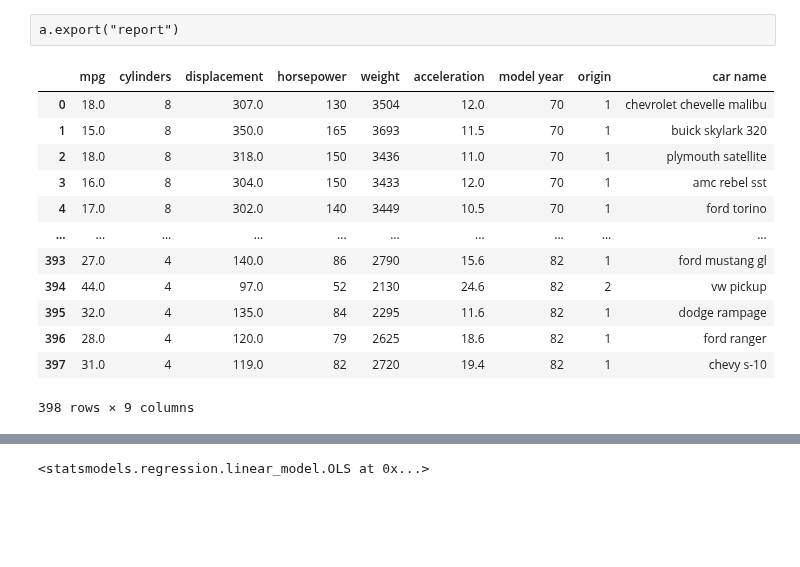
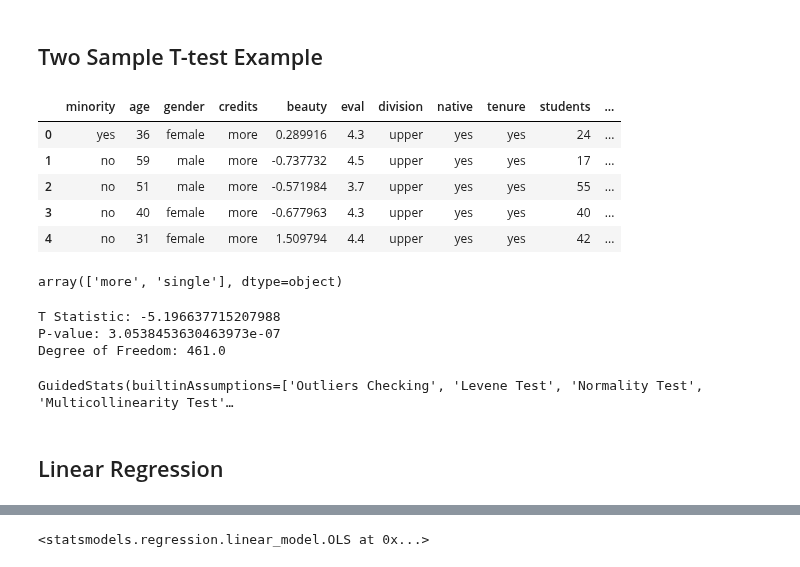
Before and after one commit to cmudig/GuidedStats, a Jupyter notebook: examples/test.ipynb, the cells around one changed output, grey strips where cells are left out. Cells and saved outputs as stored; diff of their text form; code cells hidden in the pictures; blank space fills up the shorter version.

```diff
--- a/examples/test.ipynb
+++ b/examples/test.ipynb
@@ -375,18 +1,2 @@ a.export("model")._results.__dict__
-# %% [raw]
-a.export("report")
-# %%
-a.export("dataset")
-# %% [output]
-|  | mpg | cylinders | displacement | horsepower | weight | acceleration | model year | origin | car name |
-| 0 | 18.0 | 8 | 307.0 | 130 | 3504 | 12.0 | 70 | 1 | chevrolet chevelle malibu |
-| 1 | 15.0 | 8 | 350.0 | 165 | 3693 | 11.5 | 70 | 1 | buick skylark 320 |
-| 2 | 18.0 | 8 | 318.0 | 150 | 3436 | 11.0 | 70 | 1 | plymouth satellite |
-| 3 | 16.0 | 8 | 304.0 | 150 | 3433 | 12.0 | 70 | 1 | amc rebel sst |
-| 4 | 17.0 | 8 | 302.0 | 140 | 3449 | 10.5 | 70 | 1 | ford torino |
-| ... | ... | ... | ... | ... | ... | ... | ... | ... | ... |
-| 393 | 27.0 | 4 | 140.0 | 86 | 2790 | 15.6 | 82 | 1 | ford mustang gl |
-| 394 | 44.0 | 4 | 97.0 | 52 | 2130 | 24.6 | 82 | 2 | vw pickup |
-| 395 | 32.0 | 4 | 135.0 | 84 | 2295 | 11.6 | 82 | 1 | dodge rampage |
-| 396 | 28.0 | 4 | 120.0 | 79 | 2625 | 18.6 | 82 | 1 | ford ranger |
-| 397 | 31.0 | 4 | 119.0 | 82 | 2720 | 19.4 | 82 | 1 | chevy s-10 |
-398 rows × 9 columns
+# %% [markdown]
+## Two Sample T-test Example
@@ -392,0 +6,33 @@ a.export("dataset")
+# %%
+df.head(5)
+# %% [output]
+|  | minority | age | gender | credits | beauty | eval | division | native | tenure | students | ... |
+| 0 | yes | 36 | female | more | 0.289916 | 4.3 | upper | yes | yes | 24 | ... |
+| 1 | no | 59 | male | more | -0.737732 | 4.5 | upper | yes | yes | 17 | ... |
+| 2 | no | 51 | male | more | -0.571984 | 3.7 | upper | yes | yes | 55 | ... |
+| 3 | no | 40 | female | more | -0.677963 | 4.3 | upper | yes | yes | 40 | ... |
+| 4 | no | 31 | female | more | 1.509794 | 4.4 | upper | yes | yes | 42 | ... |
+# %%
+df["credits"].unique()
+# %% [output]
+array(['more', 'single'], dtype=object)
+# %%
+from statsmodels.stats.weightstats import ttest_ind
+more = df[df["credits"] == "more"]["eval"]
+single = df[df["credits"] == "single"]["eval"]
+tstat,pvalue,degree_freedom = ttest_ind(more,single)
+print("T Statistic:",tstat)
+print("P-value:",pvalue)
+print("Degree of Freedom:",degree_freedom)
+# %% [output]
+T Statistic: -5.196637715207988
+P-value: 3.0538453630463973e-07
+Degree of Freedom: 461.0
+# %%
+from guidedstats import GuidedStats
+interface = GuidedStats(df)
+interface
+# %% [output]
+GuidedStats(builtinAssumptions=['Outliers Checking', 'Levene Test', 'Normality Test', 'Multicollinearity Test'…
+# %% [markdown]
+## Linear Regression
```
Also changed, not shown: parts of 42 cells of this notebook, 15 other files.
